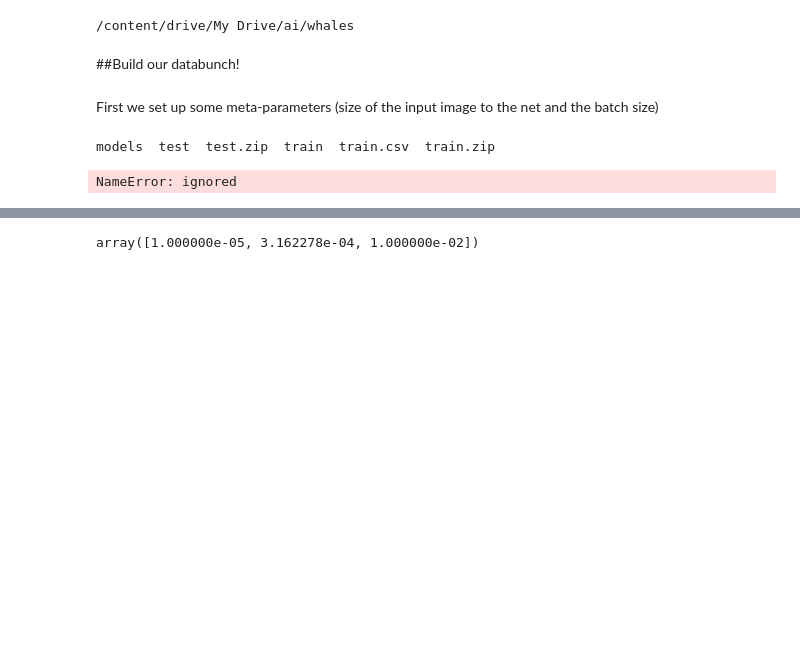
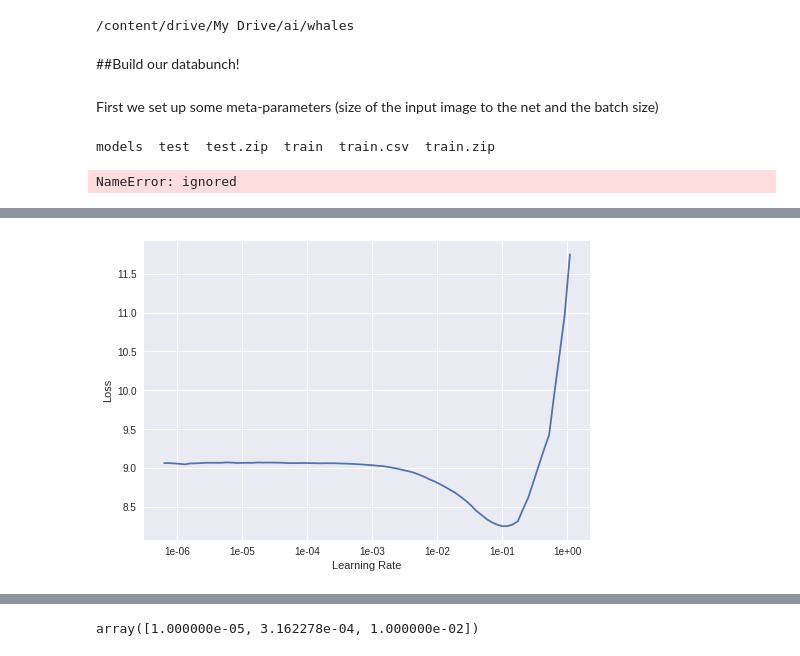
Before and after one commit to gdoteof/neuralnet_stuff, a Jupyter notebook: kaggle_whales.ipynb, the cells around one changed output, grey strips where cells are left out. Cells and saved outputs as stored; diff of their text form; code cells hidden in the pictures; blank space fills up the shorter version.

```diff
--- a/kaggle_whales.ipynb
+++ b/kaggle_whales.ipynb
@@ -148,0 +176,4 @@ Downloading: "https://download.pytorch.org/models/resnet34-333f7ec4.pth" to /roo
+# %%
+learn.recorder.plot()
+# %% [output]
+[figure, added]
```
Also changed, not shown: parts of 23 cells of this notebook.
